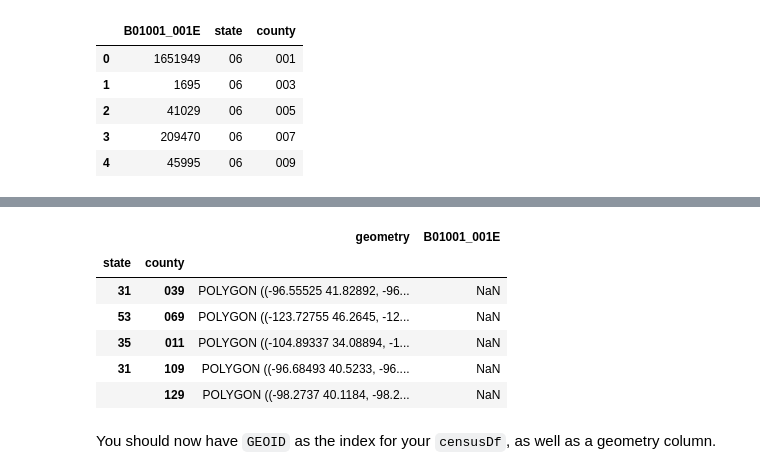
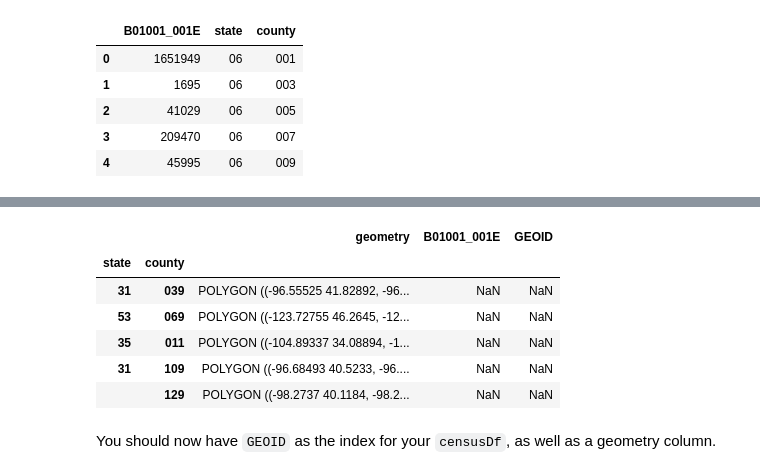
Before and after one commit to tomo-ujikawa/urbandatascience, a Jupyter notebook: classes_tomo/Class 3.ipynb, the cells around one changed output, grey strips where cells are left out. Saved outputs shown, nothing was run; the diff lists cells and outputs as text; code cells hidden in the pictures.

```diff
--- a/classes_tomo/Class 3.ipynb
+++ b/classes_tomo/Class 3.ipynb
@@ -154,2 +140,2 @@ df.
 # %%
-df["GEOID"] = df["state"] + ["county"]
+df["GEOID"] = df["state"] + df["county"]
@@ -176,12 +166,13 @@ KeyError: "None of ['STATEFP', 'COUNTYFP'] are in the columns"
 # %%
-df = counties[['geometry']].join(df.set_index(['state','county']))
+CensusDf = counties[['geometry']].join(df.set_index(['state','county']))
+#ここで、counties[['geometry']]のところにset_indexが無いのは、1つ上のboxでset_indexをすでにしているから
 # %%
-df.head()
+CensusDf.head()
 # %% [output]
-|  |  | geometry | B01001_001E |
-| state | county |  |  |
-| 31 | 039 | POLYGON ((-96.55525 41.82892, -96... | NaN |
-| 53 | 069 | POLYGON ((-123.72755 46.2645, -12... | NaN |
-| 35 | 011 | POLYGON ((-104.89337 34.08894, -1... | NaN |
-| 31 | 109 | POLYGON ((-96.68493 40.5233, -96.... | NaN |
-|  | 129 | POLYGON ((-98.2737 40.1184, -98.2... | NaN |
+|  |  | geometry | B01001_001E | GEOID |
+| state | county |  |  |  |
+| 31 | 039 | POLYGON ((-96.55525 41.82892, -96... | NaN | NaN |
+| 53 | 069 | POLYGON ((-123.72755 46.2645, -12... | NaN | NaN |
+| 35 | 011 | POLYGON ((-104.89337 34.08894, -1... | NaN | NaN |
+| 31 | 109 | POLYGON ((-96.68493 40.5233, -96.... | NaN | NaN |
+|  | 129 | POLYGON ((-98.2737 40.1184, -98.2... | NaN | NaN |
```
Also changed, not shown: parts of 8 cells of this notebook, 1 other file.
